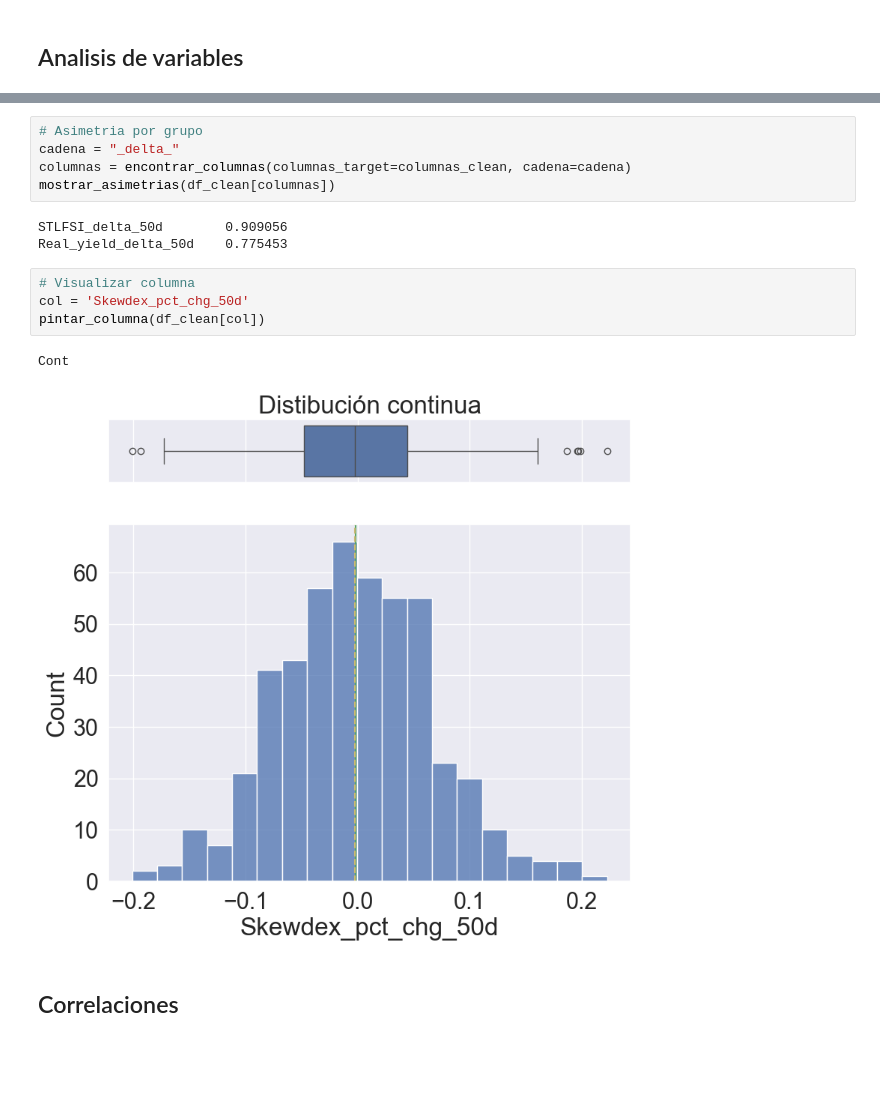
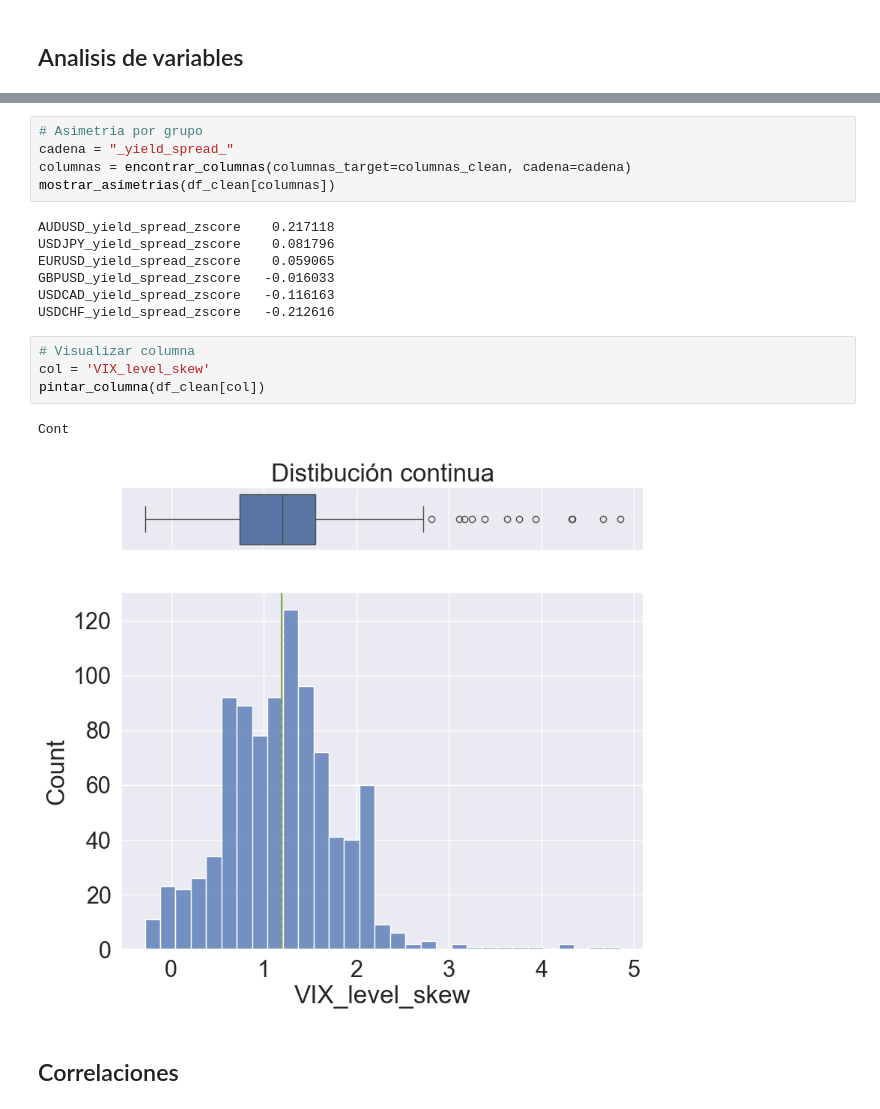
Before and after one commit to sebakremis/ForexMiner, a Jupyter notebook: notebook_EDA.ipynb, the cells around one changed output, grey strips where cells are left out. Drawn from its saved outputs; the diff is of its cells as text; blank space fills up the shorter version.

Commit message:
incorporar feature yield spread

```diff
--- a/notebook_EDA.ipynb
+++ b/notebook_EDA.ipynb
@@ -75,18 +75,22 @@ USDCAD_intra_weekly                -5.540475
 # %%
 # Asimetria por grupo
-cadena = "_delta_"
+cadena = "_yield_spread_"
 columnas = encontrar_columnas(columnas_target=columnas_clean, cadena=cadena)
 mostrar_asimetrias(df_clean[columnas])
 # %% [output]
-STLFSI_delta_50d        0.909056
-Real_yield_delta_50d    0.775453
+AUDUSD_yield_spread_zscore    0.217118
+USDJPY_yield_spread_zscore    0.081796
+EURUSD_yield_spread_zscore    0.059065
+GBPUSD_yield_spread_zscore   -0.016033
+USDCAD_yield_spread_zscore   -0.116163
+USDCHF_yield_spread_zscore   -0.212616
 # %%
 # Visualizar columna
-col = 'Skewdex_pct_chg_50d'
+col = 'VIX_level_skew'
 pintar_columna(df_clean[col])
 # %% [output]
 Cont
-[figure, old version]
+[figure, new version]
 # %% [markdown]
 ## Correlaciones
 # %%
```
Also changed, not shown: parts of 8 cells of this notebook, 2 other files.
